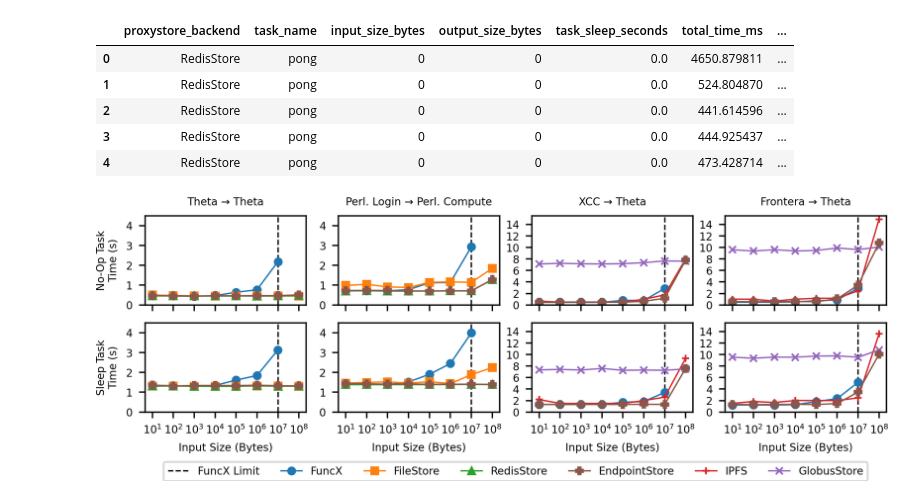
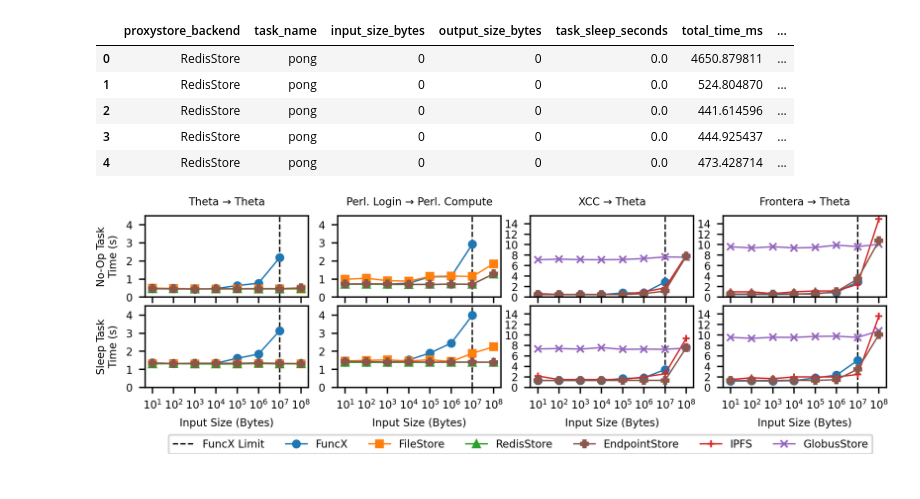
Before and after one commit to proxystore/sc23-evaluation, a Jupyter notebook: 0-proxystore-with-faas.ipynb, the cells around one changed output. Saved outputs shown, nothing was run; the diff lists cells and outputs as text; code cells hidden in the pictures.

Commit message:
Reduce height of funcx plot

```diff
--- a/0-proxystore-with-faas.ipynb
+++ b/0-proxystore-with-faas.ipynb
@@ -192,34 +192,35 @@ for i in range(rows):
         for handle, label in zip(handles, labels):
             if label not in legend_handles:
                 legend_handles[label] = handle
 
 axs[1, 0].set_xlabel('Input Size (Bytes)')
 axs[1, 1].set_xlabel('Input Size (Bytes)')
 axs[1, 2].set_xlabel('Input Size (Bytes)')
 axs[1, 3].set_xlabel('Input Size (Bytes)')
 axs[0, 0].set_ylabel('No-Op Task\nTime (s)')
 axs[1, 0].set_ylabel('Sleep Task\nTime (s)')
 axs[0, 0].set_title('Theta → Theta')
 axs[0, 1].set_title('Perl. Login → Perl. Compute')
 axs[0, 2].set_title('XCC → Theta')
 axs[0, 3].set_title('Frontera → Theta')
 
-axs[1, 0].legend(legend_handles.values(), legend_handles.keys(), loc='upper center', bbox_to_anchor=(2.3, -0.5), ncol=7)
+axs[1, 0].legend(legend_handles.values(), legend_handles.keys(), loc='upper center', bbox_to_anchor=(2.3, -0.52), ncol=7)
 
 # Restrict y axis range
 for yi in (0, 1):
     for xi in (0, 1, 2, 3):
         axs[yi, xi].set_ylim([0, 4.5 if xi < 2 else 15.5])
         axs[yi, xi].set_ylim([0, 4.5 if xi < 2 else 15.5])
 
 # Restrict y labels to integers
 for yi in (0, 1):
     for xi in (0, 1, 2, 3):
         axs[yi, xi].get_yaxis().set_major_locator(mticker.MaxNLocator(integer=True))
 
-# fig.tight_layout(h_pad=0.5, w_pad=0.5)
+#fig.tight_layout() #h_pad=0.5, w_pad=0.75)
+plt.subplots_adjust(wspace=0.18, hspace=0.11)
 
-fig.set_size_inches(7.5, 2)
+fig.set_size_inches(7.5, 1.75)
 plt.savefig('figures/funcx-roundtrip-task-times.pdf', pad_inches=0.05)
 # %% [output]
-[figure, old version]
+[figure, new version]
```
Also changed, not shown: 1 other file.
